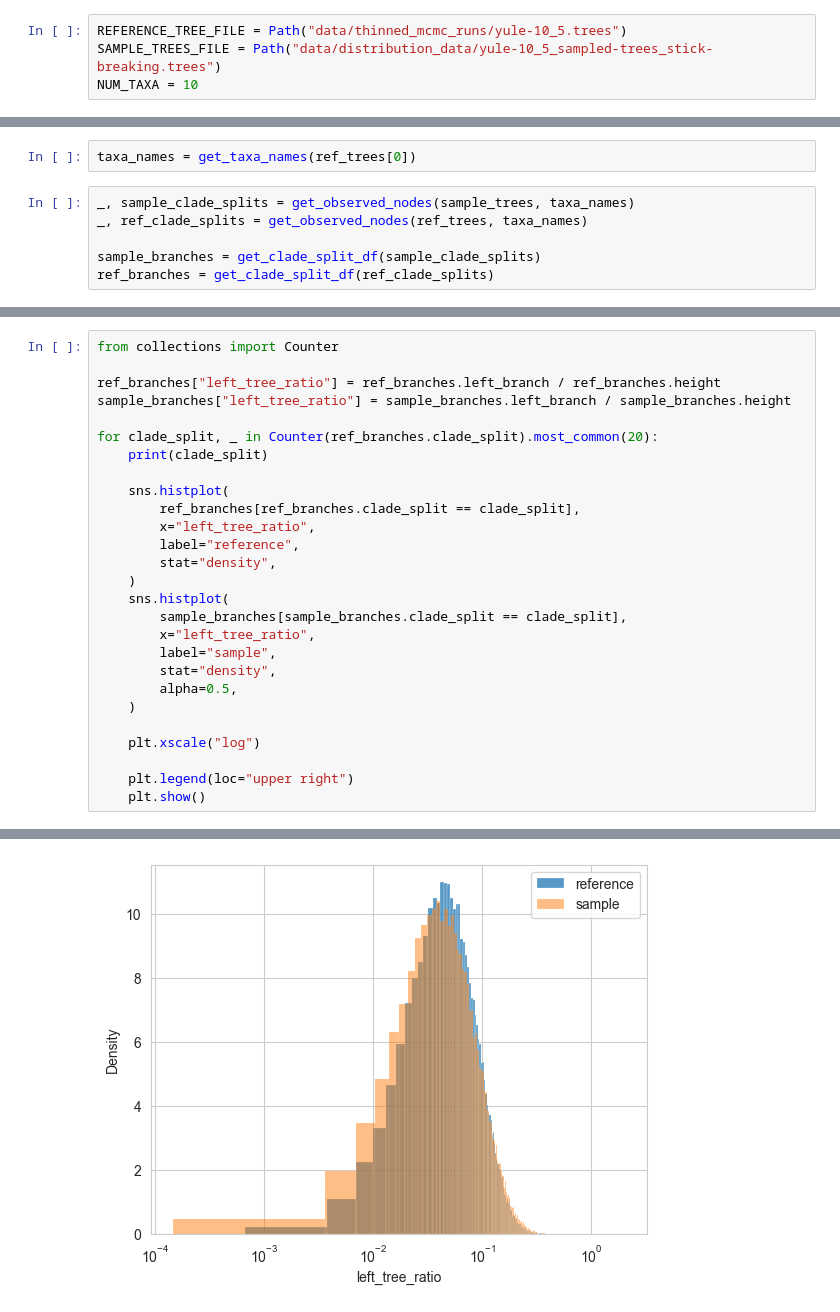
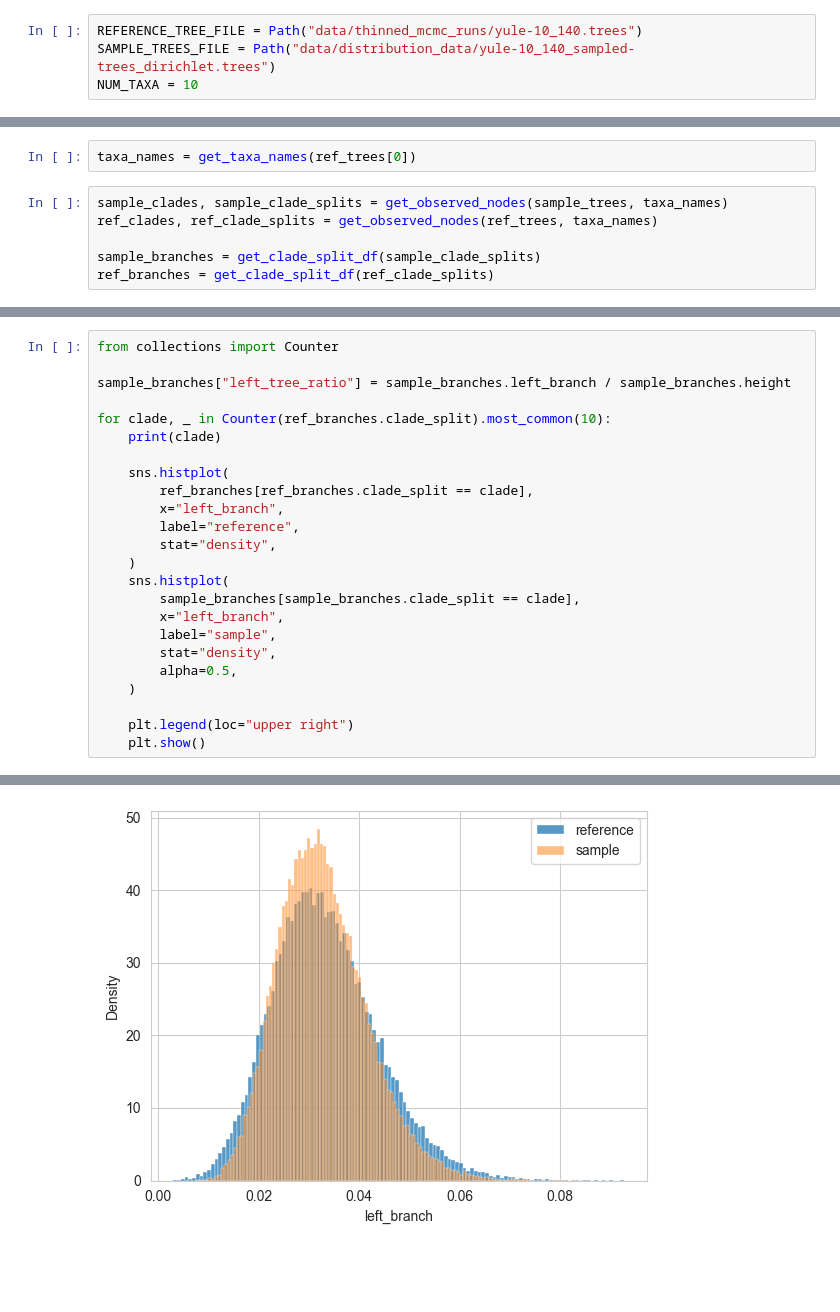
Before and after one commit to tochsner/ccd-validation, a Jupyter notebook: src/distribution_validation/validation.ipynb, the cells around one changed output, grey strips where cells are left out. Drawn from its saved outputs; the diff is of its cells as text; blank space fills up the shorter version.

```diff
--- a/src/distribution_validation/validation.ipynb
+++ b/src/distribution_validation/validation.ipynb
@@ -12,8 +12,8 @@ import warnings
 warnings.filterwarnings('ignore')
 sns.set_style("whitegrid")
 # %%
-REFERENCE_TREE_FILE = Path("data/thinned_mcmc_runs/yule-10_5.trees")
-SAMPLE_TREES_FILE = Path("data/distribution_data/yule-10_5_sampled-trees_stick-breaking.trees")
+REFERENCE_TREE_FILE = Path("data/thinned_mcmc_runs/yule-10_140.trees")
+SAMPLE_TREES_FILE = Path("data/distribution_data/yule-10_140_sampled-trees_dirichlet.trees")
 NUM_TAXA = 10
 # %%
 ref_trees = load_trees_from_file(REFERENCE_TREE_FILE)
@@ -25,8 +25,8 @@ sample_trees = [
 # %%
 taxa_names = get_taxa_names(ref_trees[0])
 # %%
-_, sample_clade_splits = get_observed_nodes(sample_trees, taxa_names)
-_, ref_clade_splits = get_observed_nodes(ref_trees, taxa_names)
+sample_clades, sample_clade_splits = get_observed_nodes(sample_trees, taxa_names)
+ref_clades, ref_clade_splits = get_observed_nodes(ref_trees, taxa_names)
 
 sample_branches = get_clade_split_df(sample_clade_splits)
 ref_branches = get_clade_split_df(ref_clade_splits)
@@ -83,28 +67,25 @@ ref_branches
 # %%
 from collections import Counter
 
-ref_branches["left_tree_ratio"] = ref_branches.left_branch / ref_branches.height
 sample_branches["left_tree_ratio"] = sample_branches.left_branch / sample_branches.height
 
-for clade_split, _ in Counter(ref_branches.clade_split).most_common(20):
-    print(clade_split)
+for clade, _ in Counter(ref_branches.clade_split).most_common(10):
+    print(clade)
 
     sns.histplot(
-        ref_branches[ref_branches.clade_split == clade_split],
-        x="left_tree_ratio",
+        ref_branches[ref_branches.clade_split == clade],
+        x="left_branch",
         label="reference",
         stat="density",
     )
     sns.histplot(
-        sample_branches[sample_branches.clade_split == clade_split],
-        x="left_tree_ratio",
+        sample_branches[sample_branches.clade_split == clade],
+        x="left_branch",
         label="sample",
         stat="density",
         alpha=0.5,
     )
 
-    plt.xscale("log")
-
     plt.legend(loc="upper right")
     plt.show()
 # %% [output]
@@ -114 +95 @@ for clade_split, _ in Counter(ref_branches.clade_split).most_common(20):
-[figure, old version]
+[figure, new version]
```
Also changed, not shown: parts of 5 cells of this notebook, 14 other files.
